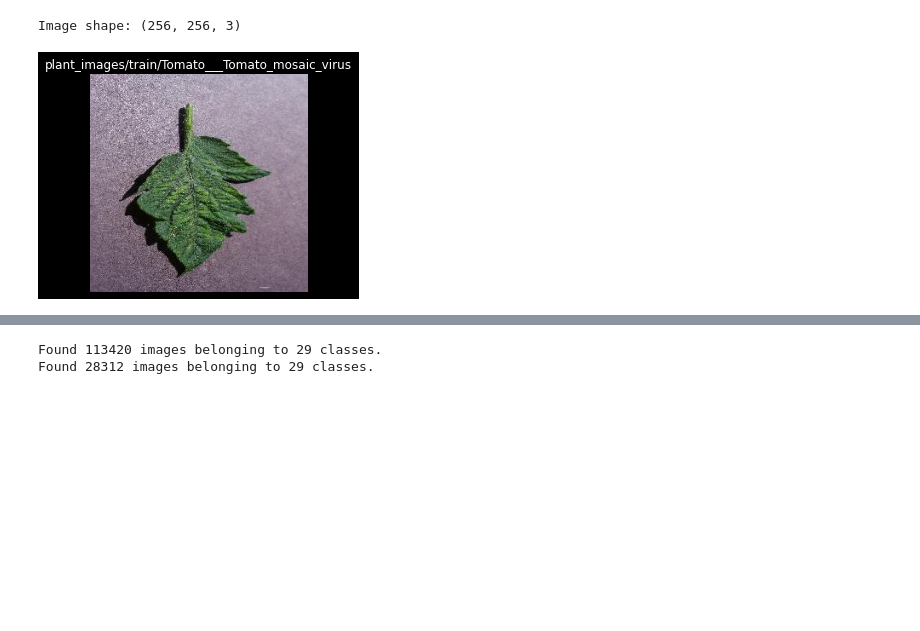
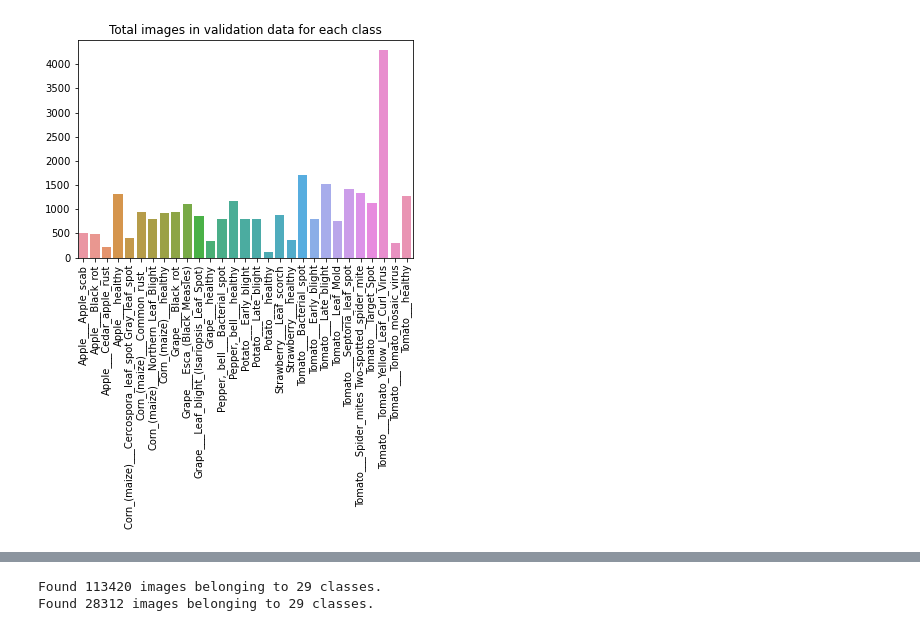
Before and after one commit to FiahIdris/Plant_Desease_Detection, a Jupyter notebook: h8dsft_Milestone2P2.ipynb, the cells around one changed output, grey strips where cells are left out. Saved outputs shown, nothing was run; the diff lists cells and outputs as text; code cells hidden in the pictures; blank space fills up the shorter version.

```diff
--- a/h8dsft_Milestone2P2.ipynb
+++ b/h8dsft_Milestone2P2.ipynb
@@ -34,0 +47,5 @@ print(labels)
+# %%
+# Store directory name of all needed data into variable
+train_dir = 'plant_images/train'
+validation_dir = 'plant_images/validation'
+test_dir = 'plant_images/test'
@@ -35,3 +85,12 @@ print(labels)
+# %%
+# Plotting total validation data of each classes
+validation_data = check_total_data(validation_dir)
+plt.title(label = "Total images in validation data for each class")
+sns.barplot(x= validation_data['name'], y= validation_data['total'])
+plt.xticks(rotation=90)
+plt.show()
+# %% [output]
+[figure, added]
 # %%
 # create function to view random image
 def view_random_image(target_dir, target_class):
@@ -45,7 +104 @@ def view_random_image(target_dir, target_class):
     return img
-# %%
-# view random image
-img = view_random_image(target_dir= 'plant_images/train/', target_class='Tomato___Tomato_mosaic_virus')
-# %% [output]
-Image shape: (256, 256, 3)
-[figure, removed]
```
Also changed, not shown: parts of 81 cells of this notebook, 6 other files.
